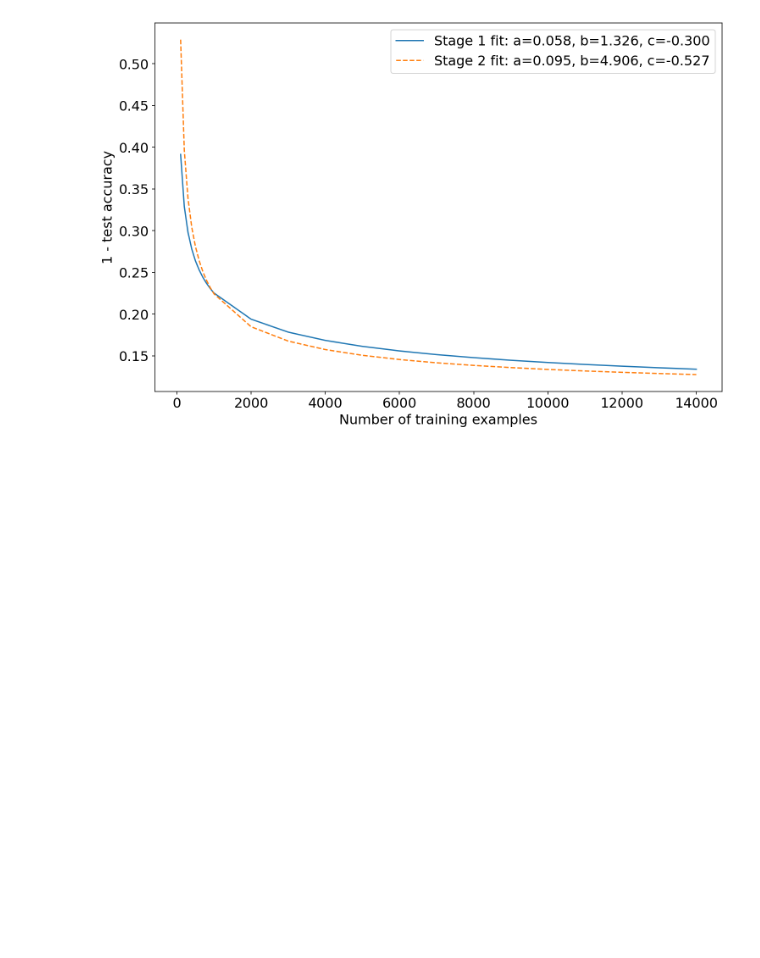
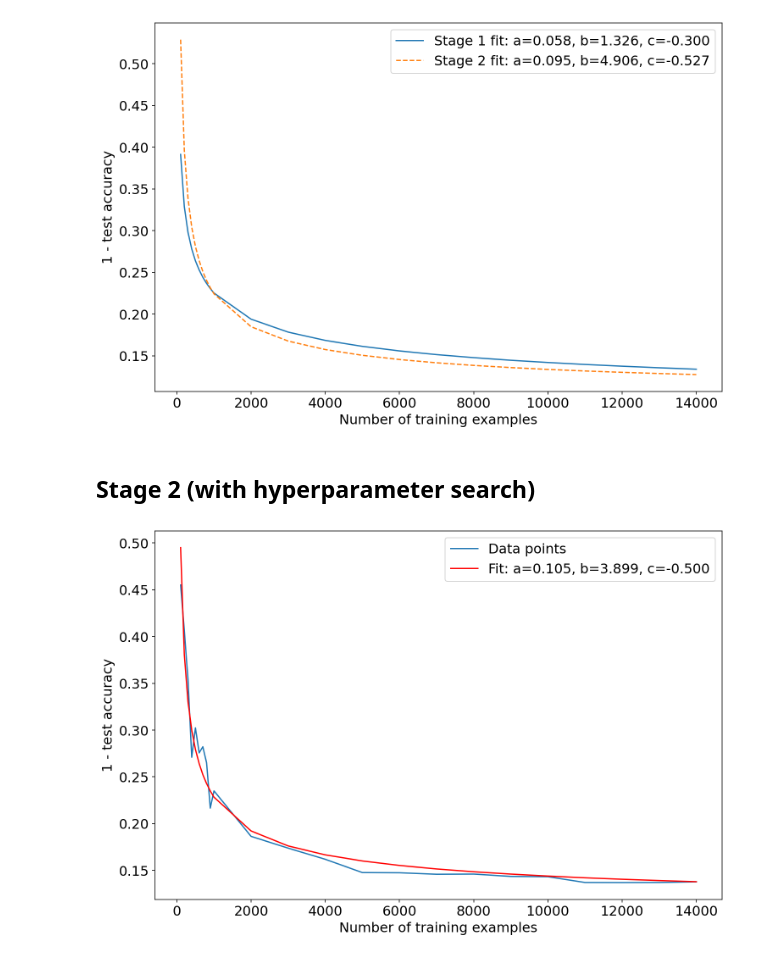
Before and after one commit to chrisliu298/fast_slow_rate, a Jupyter notebook: fast_slow_rate_experiment/experiment_v2/fit_curve.ipynb, the cells around one changed output. Cells and saved outputs as stored; diff of their text form; code cells hidden in the pictures; blank space fills up the shorter version.

```diff
--- a/fast_slow_rate_experiment/experiment_v2/fit_curve.ipynb
+++ b/fast_slow_rate_experiment/experiment_v2/fit_curve.ipynb
@@ -84,3 +87,26 @@ plt.legend()
 plt.show()
 # %% [output]
 [figure]
+# %% [markdown]
+## Stage 2 (with hyperparameter search)
+# %%
+df3 = pd.read_csv("fast_slow_rate_v2_stage_2_search.tsv", delimiter="\t")
+
+X3 = np.array(df3["Training Size"])
+y3 = 1 - np.array(df3["Testing Acc"])
+
+plt.figure(figsize=(12, 8))
+plt.plot(X3, y3, label="Data points")
+
+popt3, pcov = curve_fit(curve, X3, y3,
+                       p0=[1, 3, -1],
+                       bounds=([0, -np.inf, -np.inf], [1, np.inf, -.5]),
+                       maxfev=3000)
+plt.plot(X3, curve(X3, *popt3), 'r-', label='Fit: a=%5.3f, b=%5.3f, c=%5.3f' % tuple(popt3))
+
+plt.xlabel('Number of training examples')
+plt.ylabel('1 - test accuracy')
+plt.legend()
+plt.show()
+# %% [output]
+[figure, added]
```
Also changed, not shown: parts of 3 cells of this notebook, 1 other file.
